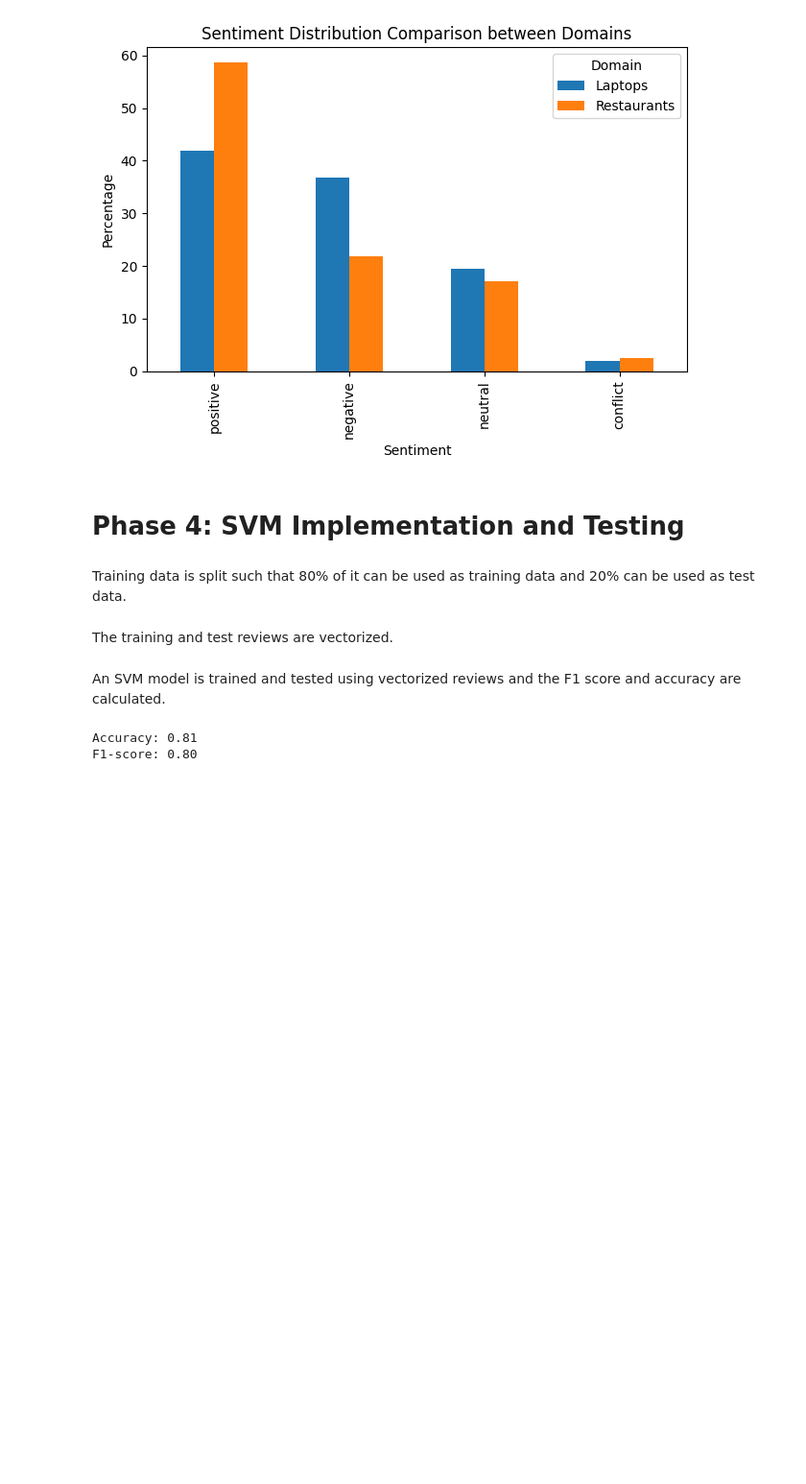
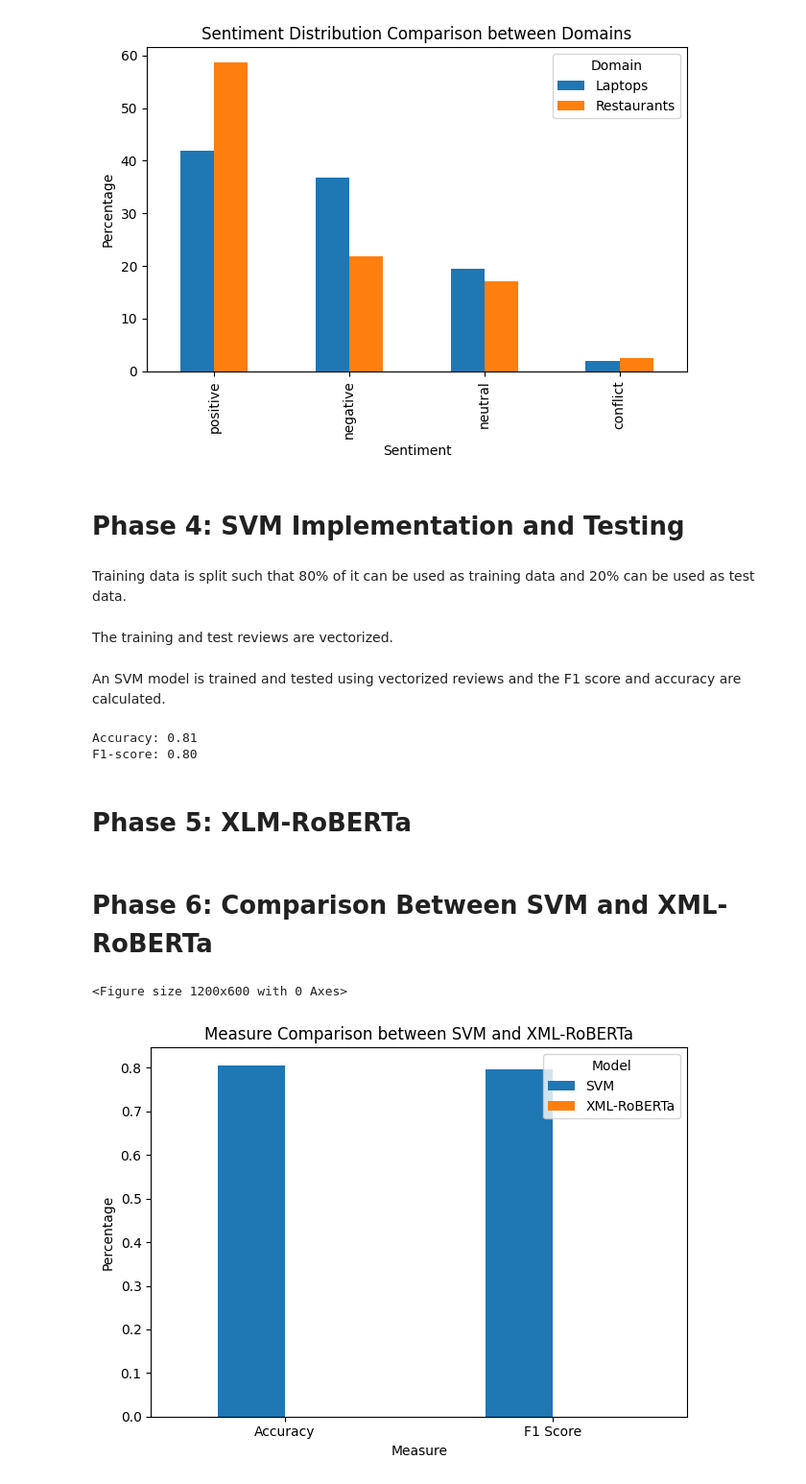
Before and after one commit to madisonb2/CS4765, a Jupyter notebook: CS4765.ipynb, the cells around one changed output. Shown at 96% size. Drawn from its saved outputs; the diff is of its cells as text; code cells hidden in the pictures; blank space fills up the shorter version.

```diff
--- a/CS4765.ipynb
+++ b/CS4765.ipynb
@@ -444,3 +446,36 @@ print(f'F1-score: {f1:.2f}')
 # %% [output]
 Accuracy: 0.81
 F1-score: 0.80
+# %% [markdown]
+# Phase 5: XLM-RoBERTa
+# %%
+acc_xlm = 0
+f1_xlm = 0
+# %% [markdown]
+# Phase 6: Comparison Between SVM and XML-RoBERTa
+# %%
+# Compare accuracies and f1 scores between XLM-RoBERTa and SVM
+def compare_measures(acc_svm, acc_xlm, f1_svm, f1_xlm):
+    plt.figure(figsize=(12, 6))
+
+    # Create comparison DataFrame
+    comparison_df = pd.DataFrame({
+        'SVM': [acc_svm, f1_svm],
+        'XML-RoBERTa': [acc_xlm, f1_xlm]
+    })
+
+    # Plot
+    comparison_df.plot(kind='bar')
+    plt.title('Measure Comparison between SVM and XML-RoBERTa')
+    plt.xlabel('Measure')
+    plt.xticks([0,1], ['Accuracy', 'F1 Score'])
+    plt.xticks(rotation = 360)
+    plt.ylabel('Percentage')
+    plt.legend(title='Model')
+    plt.tight_layout()
+    plt.show()
+# %%
+compare_measures(accuracy, acc_xlm, f1, f1_xlm)
+# %% [output]
+<Figure size 1200x600 with 0 Axes>
+[figure, added]
```
Also changed, not shown: parts of 4 cells of this notebook.
